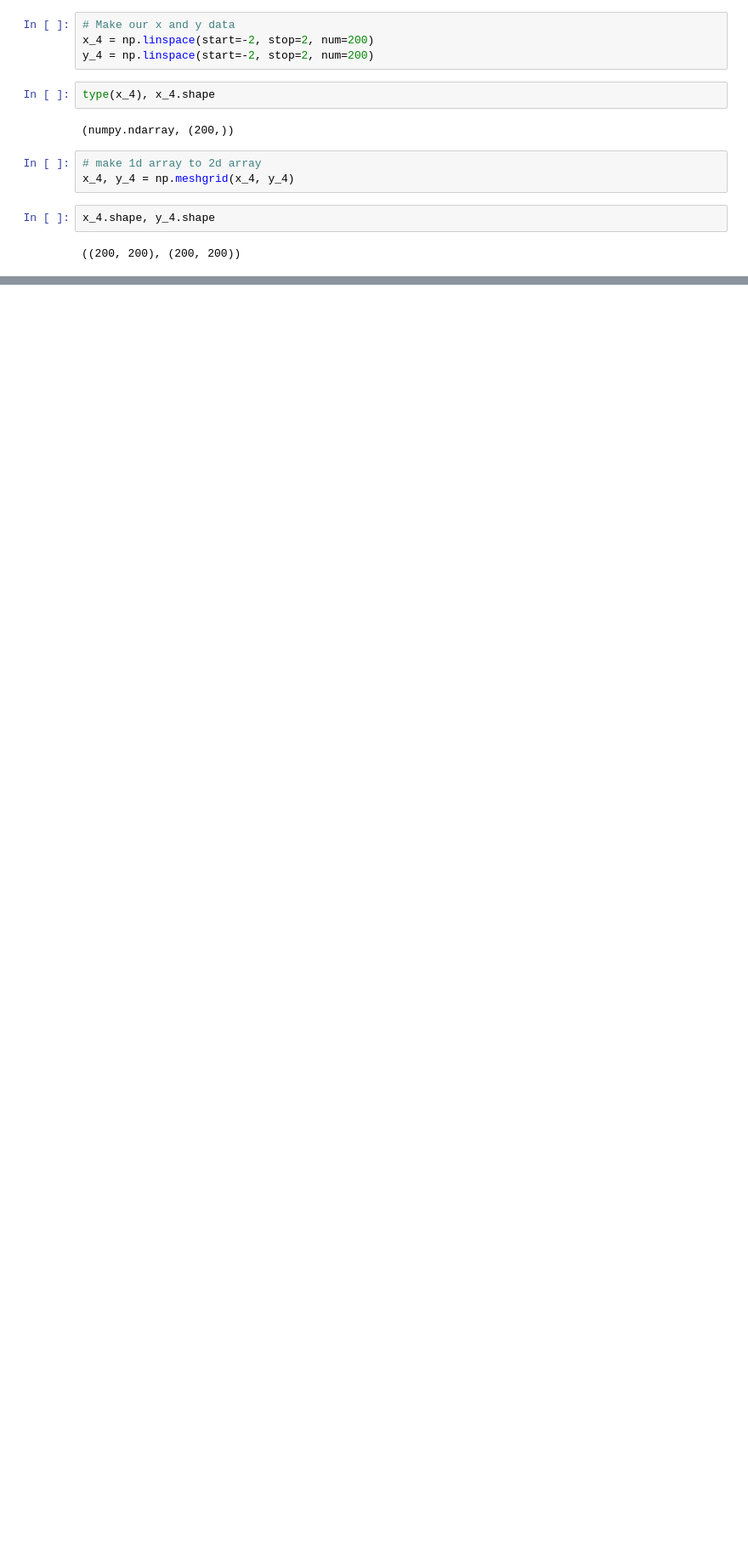
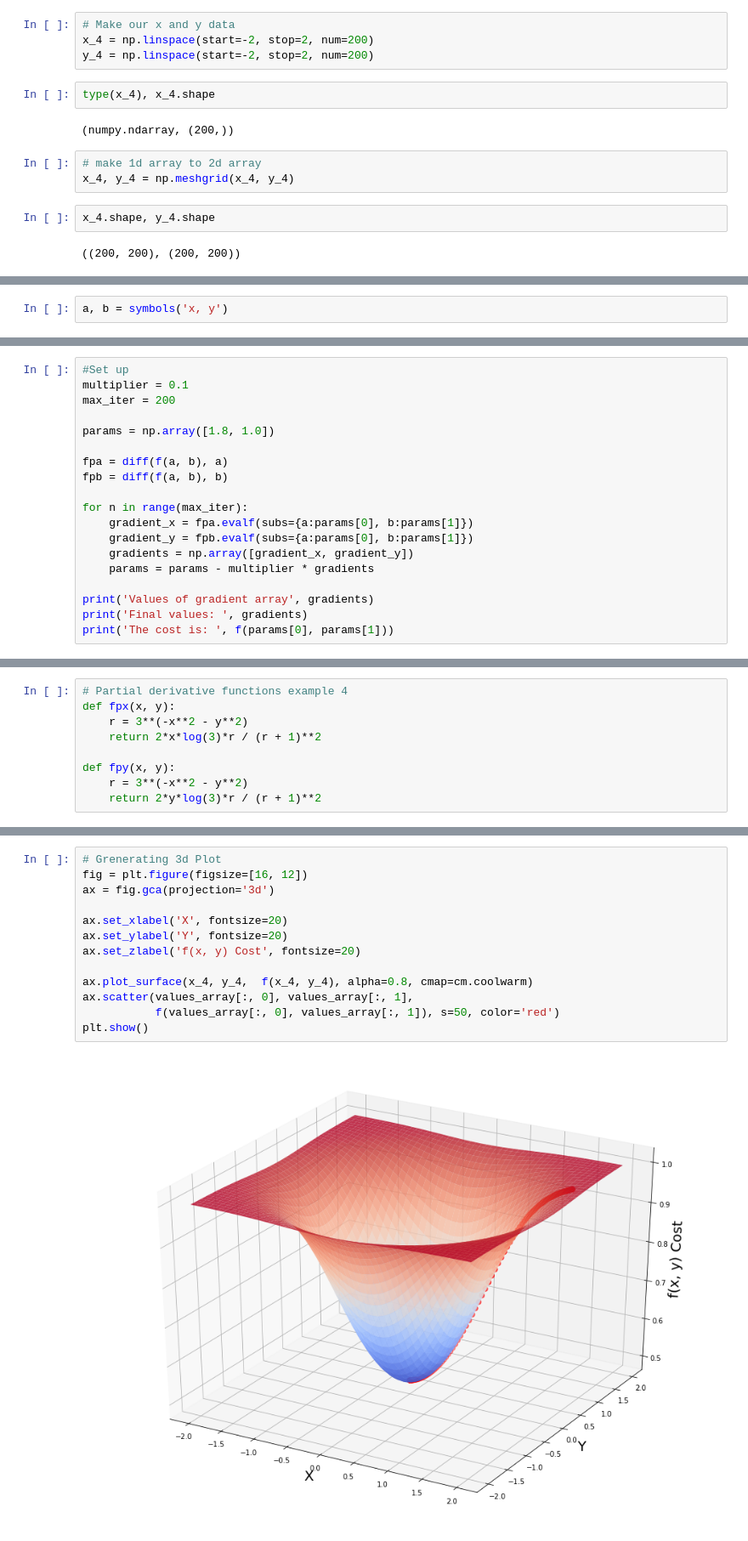
Before and after one commit to Jason-X-Git/DataScienceClassNotes, a Jupyter notebook: Gradient_Descent.ipynb, the cells around one changed output, grey strips where cells are left out. Shown at 85% size. Cells and saved outputs as stored; diff of their text form; blank space fills up the shorter version.

Commit message:
Completed 3d Gradient Descent plot

```diff
--- a/Gradient_Descent.ipynb
+++ b/Gradient_Descent.ipynb
@@ -212,0 +219,2 @@ ax.plot_surface(x_4, y_4,  f(x_4, y_4), alpha=0.8, cmap=cm.plasma)
+# %%
+a, b = symbols('x, y')
@@ -212,0 +247,19 @@ ax.plot_surface(x_4, y_4,  f(x_4, y_4), alpha=0.8, cmap=cm.plasma)
+# %%
+#Set up
+multiplier = 0.1
+max_iter = 200
+
+params = np.array([1.8, 1.0])
+
+fpa = diff(f(a, b), a)
+fpb = diff(f(a, b), b)
+
+for n in range(max_iter):
+    gradient_x = fpa.evalf(subs={a:params[0], b:params[1]})
+    gradient_y = fpb.evalf(subs={a:params[0], b:params[1]})
+    gradients = np.array([gradient_x, gradient_y])
+    params = params - multiplier * gradients
+
+print('Values of gradient array', gradients)
+print('Final values: ', gradients)
+print('The cost is: ', f(params[0], params[1]))
@@ -212,0 +270,9 @@ ax.plot_surface(x_4, y_4,  f(x_4, y_4), alpha=0.8, cmap=cm.plasma)
+# %%
+# Partial derivative functions example 4
+def fpx(x, y):
+    r = 3**(-x**2 - y**2)
+    return 2*x*log(3)*r / (r + 1)**2
+
+def fpy(x, y):
+    r = 3**(-x**2 - y**2)
+    return 2*y*log(3)*r / (r + 1)**2
@@ -212,0 +342,15 @@ ax.plot_surface(x_4, y_4,  f(x_4, y_4), alpha=0.8, cmap=cm.plasma)
+# %%
+# Grenerating 3d Plot
+fig = plt.figure(figsize=[16, 12])
+ax = fig.gca(projection='3d')
+
+ax.set_xlabel('X', fontsize=20)
+ax.set_ylabel('Y', fontsize=20)
+ax.set_zlabel('f(x, y) Cost', fontsize=20)
+
+ax.plot_surface(x_4, y_4,  f(x_4, y_4), alpha=0.8, cmap=cm.coolwarm)
+ax.scatter(values_array[:, 0], values_array[:, 1],
+           f(values_array[:, 0], values_array[:, 1]), s=50, color='red')
+plt.show()
+# %% [output]
+[figure, added]
```
Also changed, not shown: parts of 16 cells of this notebook, 1 other file.
